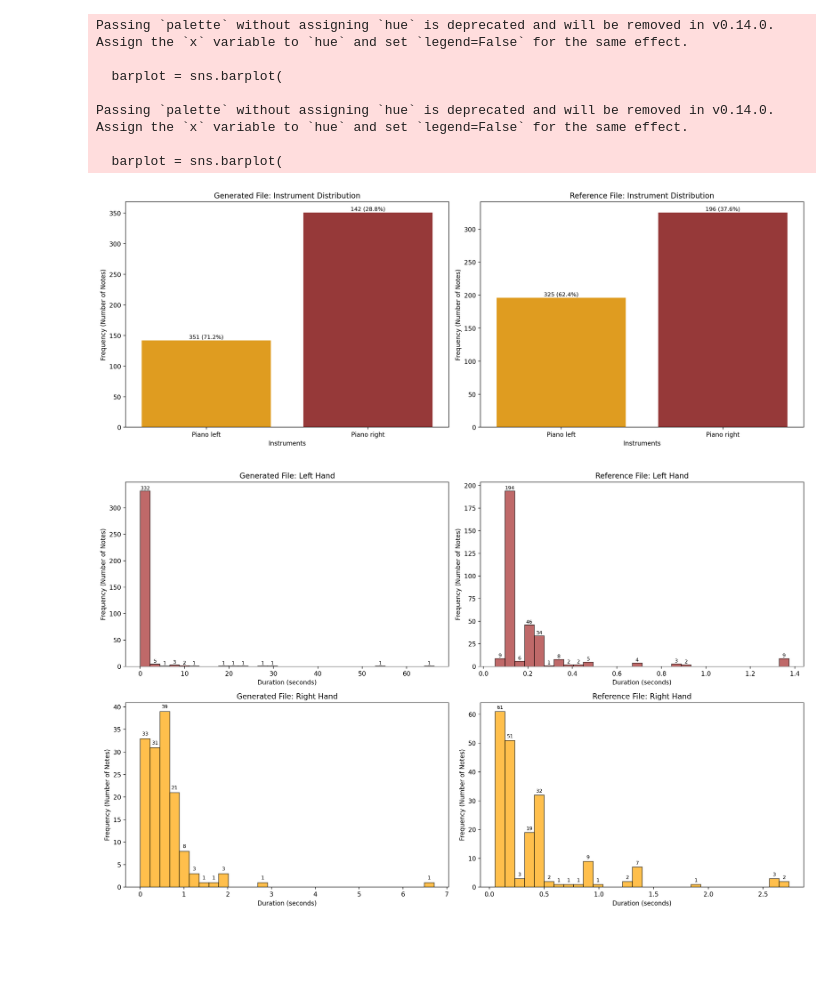
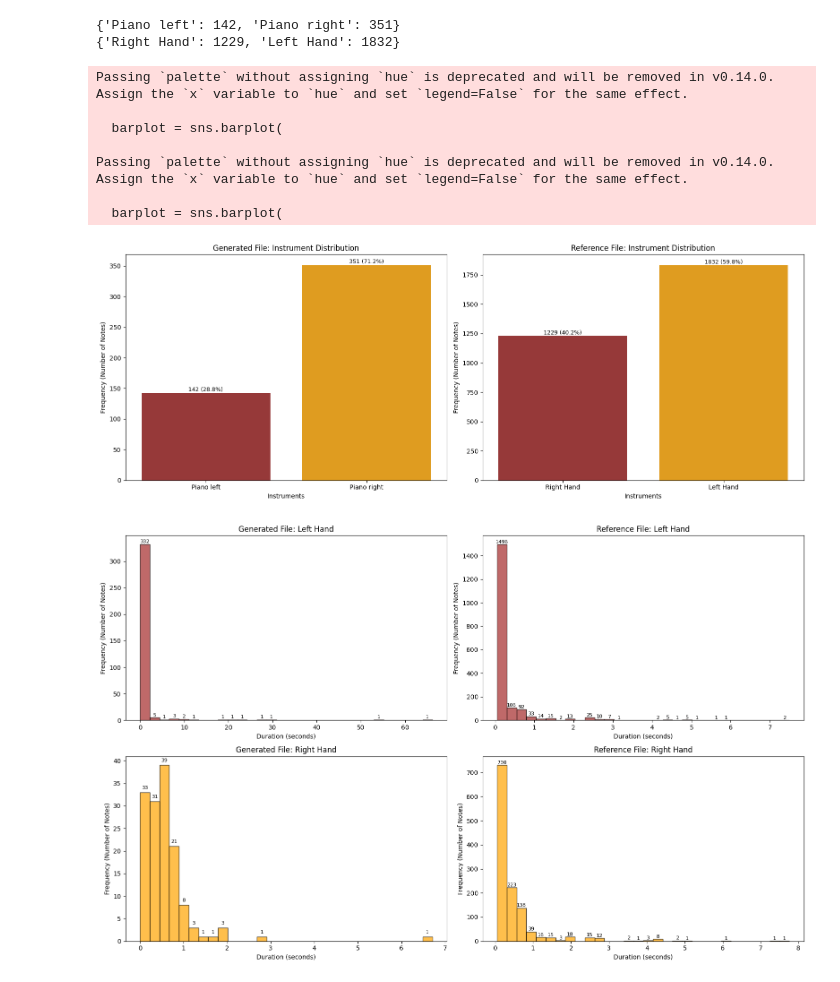
Before and after one commit to SaidNurullin/PMLDL_Project, a Jupyter notebook: code/generate/analysis_music.ipynb, the cells around one changed output. Saved outputs shown, nothing was run; the diff lists cells and outputs as text; code cells hidden in the pictures; blank space fills up the shorter version.

```diff
--- a/code/generate/analysis_music.ipynb
+++ b/code/generate/analysis_music.ipynb
@@ -26,7 +75,7 @@ trim_midi(file_path, output_path, 60)
 # %%
 # File paths for the generated and reference MIDI files
 generated_file_path = 'generated_music.mid'
-reference_file_path = 'trimmed_music.mid'
+reference_file_path = 'combined_sequential_training_data.mid'
 
 # Load the generated and reference MIDI files using PrettyMIDI
 generated_midi = pretty_midi.PrettyMIDI(generated_file_path)
@@ -62,63 +131,57 @@ reference_data = extract_midi_data(reference_midi)
 # %%
-import pretty_midi
-import matplotlib.pyplot as plt
-import seaborn as sns
-
 def analyze_two_midi_files(generated_path, reference_path):
     def plot_instrument_distribution(midi_data, title, ax):
 
         # Analyze instruments
-        instrument_counts = {instr.name: len(instr.notes) for instr in midi_data.instruments}
+        instrument_counts = {instr.name: len(instr.notes) for instr in reversed(midi_data.instruments)}
 
         # Create the bar plot
         barplot = sns.barplot(
-            x=list(reversed(instrument_counts.keys())),
-            y=list(reversed(instrument_counts.values())),
+            x=list(instrument_counts.keys()),
+            y=list(instrument_counts.values()),
             ax=ax,
-            palette=reversed(colors)
+            palette=(colors)
         )
 
         # Add values above each bar
         for bar, count in zip(barplot.patches, instrument_counts.values()):
             ax.text(
                 bar.get_x() + bar.get_width() / 2,  # X-coordinate of the bar's center
                 bar.get_height() + 1,              # Y-coordinate slightly above the bar
                 f"{count} ({round(count * 100 / sum(instrument_counts.values()), 1)}%)",  # Text
                 ha='center', va='bottom', fontsize=9
             )
 
         ax.set_title(title)
         ax.set_xlabel("Instruments")
         ax.set_ylabel("Frequency (Number of Notes)")
         ax.tick_params(axis='x')
 
     # Load MIDI files
     generated_midi = pretty_midi.PrettyMIDI(generated_path)
     reference_midi = pretty_midi.PrettyMIDI(reference_path)
 
     # Create subplots for instrument distribution comparison
     fig, axs = plt.subplots(1, 2, figsize=(16, 6))
     plot_instrument_distribution(generated_midi, "Generated File: Instrument Distribution", axs[0])
     plot_instrument_distribution(reference_midi, "Reference File: Instrument Distribution", axs[1])
     plt.tight_layout()
     plt.show()
 
 # Example usage:
 analyze_two_midi_files(generated_file_path, reference_file_path)
 # %% [output]
-Passing `palette` without assigning `hue` is deprecated and will be removed in v0.14.0. Assign the `x` variable to `hue` and set `legend=False` for the same effect.
-
-  barplot = sns.barplot(
-
-Passing `palette` without assigning `hue` is deprecated and will be removed in v0.14.0. Assign the `x` variable to `hue` and set `legend=False` for the same effect.
-
-  barplot = sns.barplot(
+{'Piano left': 142, 'Piano right': 351}
+{'Right Hand': 1229, 'Left Hand': 1832}
+Passing `palette` without assigning `hue` is deprecated and will be removed in v0.14.0. Assign the `x` variable to `hue` and set `legend=False` for the same effect.
+
+  barplot = sns.barplot(
+
+Passing `palette` without assigning `hue` is deprecated and will be removed in v0.14.0. Assign the `x` variable to `hue` and set `legend=False` for the same effect.
+
+  barplot = sns.barplot(
-[figure, old version]
+[figure, new version]
 # %%
-import pretty_midi
-import matplotlib.pyplot as plt
-import seaborn as sns
-
 def analyze_two_hands(generated_path, reference_path):
     def plot_durations(ax, midi_data, hand, title, color):
         instrument = midi_data.instruments[hand]  # Left or Right Hand
@@ -162,5 +225,5 @@ def analyze_two_hands(generated_path, reference_path):
 # Example usage
 analyze_two_hands(generated_file_path, reference_file_path)
 # %% [output]
-[figure, old version]
+[figure, new version]
 # %%
```
Also changed, not shown: parts of 5 cells of this notebook.
